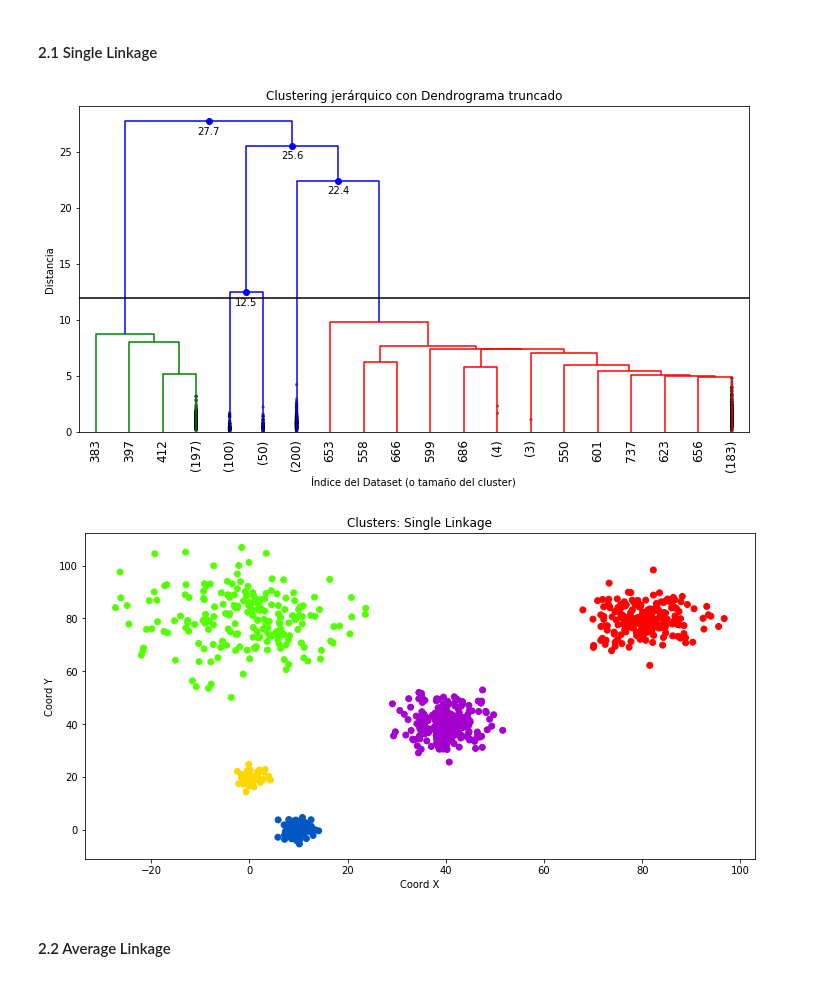
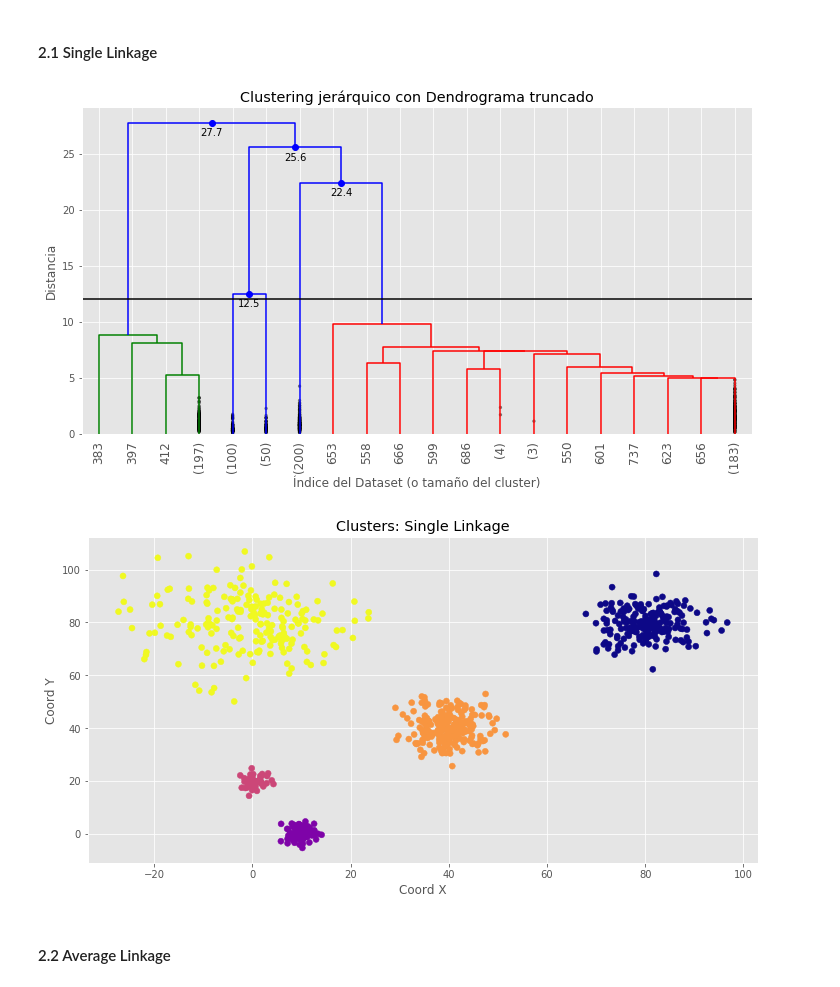
Before and after one commit to arrpak/MachineLearning, a Jupyter notebook: 09_Clustering/00_Clustering.ipynb, the cells around one changed output. Drawn from its saved outputs; the diff is of its cells as text; code cells hidden in the pictures.

```diff
--- a/09_Clustering/00_Clustering.ipynb
+++ b/09_Clustering/00_Clustering.ipynb
@@ -5,6 +5,7 @@
 import pandas as pd
 import numpy as np
 import matplotlib.pyplot as plt
+plt.style.use('ggplot')
 # %% [markdown]
 ### 1. Clusters
 # %%
@@ -58,30 +59,30 @@ def dendrogram_tune(*args, **kwargs):
 # %%
 # Linkage Matrix
 Z1 = linkage(X, "single")
 # Dendrogram
 plt.figure(figsize=(12,6))
 dendrogram_tune(Z1,truncate_mode='lastp',p=20, leaf_rotation=90., leaf_font_size=12.,
                 show_contracted=True,annotate_above=10, max_d=12)
 plt.show();
 
 #######################################
 #### How many clusters do we want? ####
 #######################################
 # Maximum number of Clusters
 k=5
 clusters = fcluster(Z1, k, criterion="maxclust")
 # Distance Criterion
 #max_d=12
 #clusters = fcluster(Z, max_d, criterion="distance")
 plt.figure(figsize=(12,6))
-plt.scatter(X[:,0], X[:,1], c = clusters, cmap="prism")
+plt.scatter(X[:,0], X[:,1], c = clusters, cmap="plasma")
 plt.title("Clusters: Single Linkage")
 plt.xlabel("Coord X")
 plt.ylabel("Coord Y")
 plt.show();
 # %% [output]
-[figure, old version]
+[figure, new version]
-[figure, old version]
+[figure, new version]
 # %% [markdown]
 #### 2.2 Average Linkage
 # %%
```
Also changed, not shown: parts of 5 cells of this notebook.
